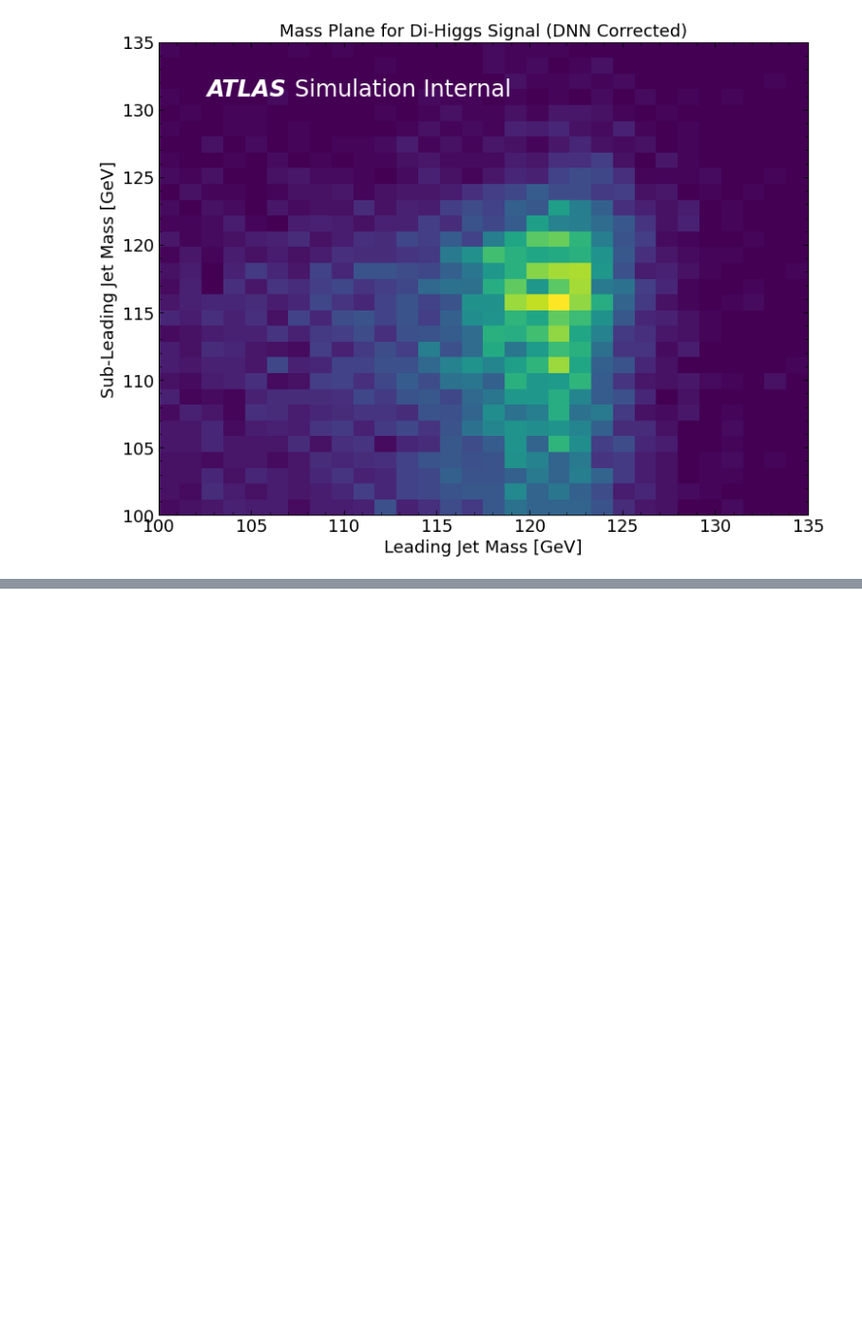
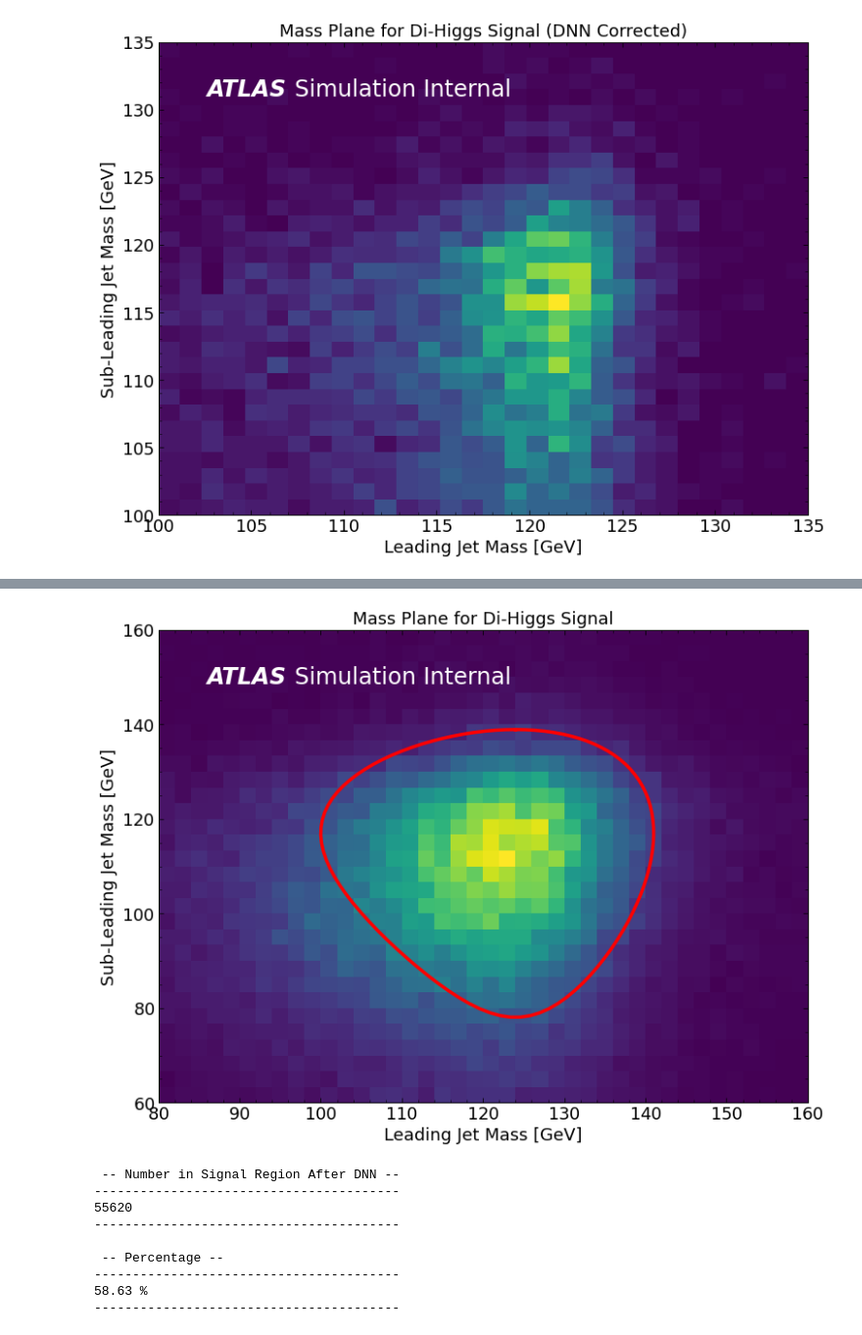
Before and after one commit to russbate42/HH4B_Mass_Regression, a Jupyter notebook: mass_regression/mass_regression.ipynb, the cells around one changed output, grey strips where cells are left out. Shown at 98% size. Cells and saved outputs as stored; diff of their text form; code cells hidden in the pictures; blank space fills up the shorter version.

```diff
--- a/mass_regression/mass_regression.ipynb
+++ b/mass_regression/mass_regression.ipynb
@@ -1185,0 +1359,42 @@ plt.show()
+# %%
+mp_range2 = [[80, 160], [60, 160]]
+
+plt.hist2d(x=mp1r, y=mp2r, bins=[40,30], range=mp_range2,
+                         density=True, weights=None)
+plt.plot(mh1_sr, mh2_sr, color='red', lw=3.5)
+plt.xlabel('Leading Jet Mass [GeV]', fontsize=18)
+plt.ylabel('Sub-Leading Jet Mass [GeV]', fontsize=18)
+plt.title('Mass Plane for Di-Higgs Signal', fontsize=18)
+
+ax_reco = plt.gca()
+ampl.plot.draw_atlas_label(x=.075, y=.925, ax=ax_reco, status='int',
+                           simulation=True, color='white', fontsize=24)
+plt.tight_layout()
+# plt.savefig('Plots/Oct22/MassPlane_NN_corrected.png')
+plt.show()
+
+## TEST THE NUMBERS IN THE SIGNAL REGION
+sr_reco_bool = SR_test(mh1=mp1r, mh2=mp2r)
+num_sr_reco = np.count_nonzero(sr_reco_bool)
+total_mp_entries = len(sr_reco_bool)
+
+print()
+print(' -- Number in Signal Region After DNN --')
+print('-'*40)
+print(num_sr_reco)
+print('-'*40); print()
+print(' -- Percentage --')
+print('-'*40)
+print('{:5.2f} %'.format(num_sr_reco*100/total_mp_entries))
+print('-'*40); print()
+# %% [output]
+[figure, added]
+ -- Number in Signal Region After DNN --
+----------------------------------------
+55620
+----------------------------------------
+
+ -- Percentage --
+----------------------------------------
+58.63 %
+----------------------------------------
```
Also changed, not shown: parts of 5 cells of this notebook.
